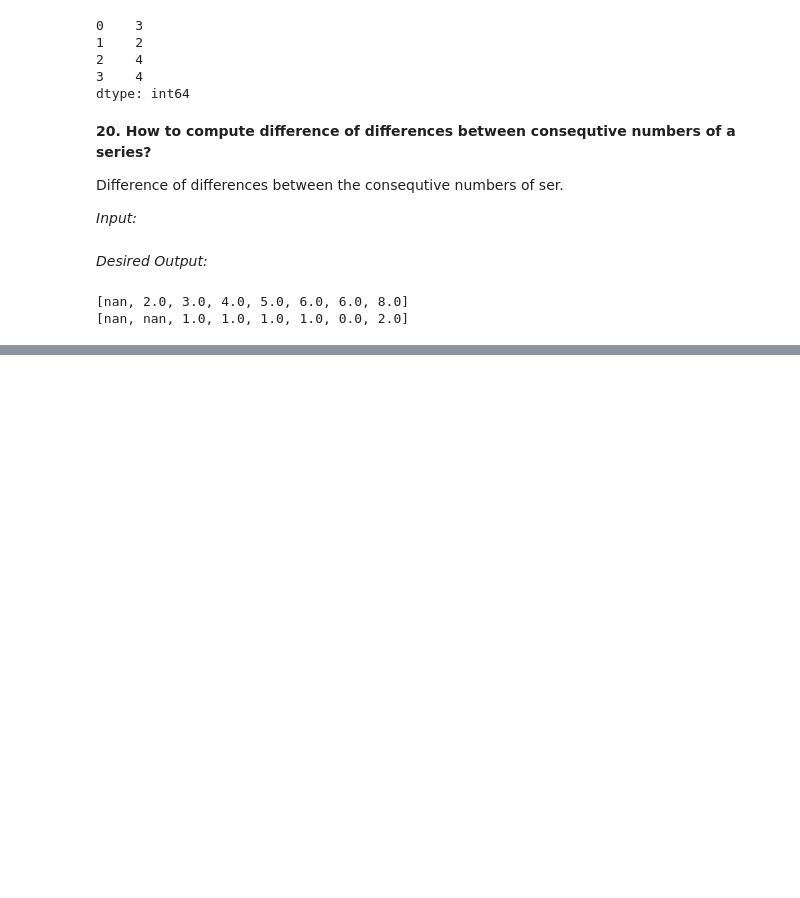
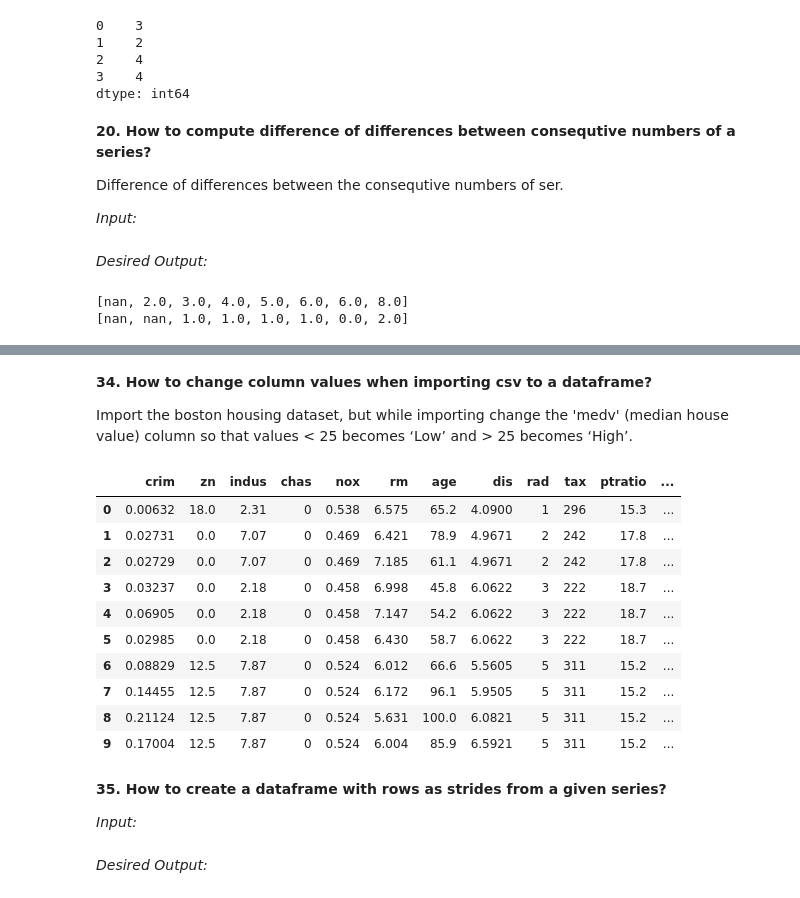
Before and after one commit to Azakkizi/machinelearningplus-exercises, a Jupyter notebook: 101 Pandas Exercises for Data Analysis.ipynb, the cells around one changed output, grey strips where cells are left out. Drawn from its saved outputs; the diff is of its cells as text; code cells hidden in the pictures; blank space fills up the shorter version.

```diff
--- a/101 Pandas Exercises for Data Analysis.ipynb
+++ b/101 Pandas Exercises for Data Analysis.ipynb
@@ -537,0 +898,23 @@ print(ser.diff().diff().tolist())
+# %% [markdown]
+**34. How to change column values when importing csv to a dataframe?**
+
+Import the boston housing dataset, but while importing change the 'medv' (median house value) column so that values < 25 becomes ‘Low’ and > 25 becomes ‘High’.
+# %%
+df = pd.read_csv("https://raw.githubusercontent.com/selva86/datasets/master/BostonHousing.csv", converters={'medv': lambda x: 'Low' if float(x) < 25 else 'High'})
+df.head(10)
+# %% [output]
+|  | crim | zn | indus | chas | nox | rm | age | dis | rad | tax | ptratio | ... |
+| 0 | 0.00632 | 18.0 | 2.31 | 0 | 0.538 | 6.575 | 65.2 | 4.0900 | 1 | 296 | 15.3 | ... |
+| 1 | 0.02731 | 0.0 | 7.07 | 0 | 0.469 | 6.421 | 78.9 | 4.9671 | 2 | 242 | 17.8 | ... |
+| 2 | 0.02729 | 0.0 | 7.07 | 0 | 0.469 | 7.185 | 61.1 | 4.9671 | 2 | 242 | 17.8 | ... |
+| 3 | 0.03237 | 0.0 | 2.18 | 0 | 0.458 | 6.998 | 45.8 | 6.0622 | 3 | 222 | 18.7 | ... |
+| 4 | 0.06905 | 0.0 | 2.18 | 0 | 0.458 | 7.147 | 54.2 | 6.0622 | 3 | 222 | 18.7 | ... |
+| 5 | 0.02985 | 0.0 | 2.18 | 0 | 0.458 | 6.430 | 58.7 | 6.0622 | 3 | 222 | 18.7 | ... |
+| 6 | 0.08829 | 12.5 | 7.87 | 0 | 0.524 | 6.012 | 66.6 | 5.5605 | 5 | 311 | 15.2 | ... |
+| 7 | 0.14455 | 12.5 | 7.87 | 0 | 0.524 | 6.172 | 96.1 | 5.9505 | 5 | 311 | 15.2 | ... |
+| 8 | 0.21124 | 12.5 | 7.87 | 0 | 0.524 | 5.631 | 100.0 | 6.0821 | 5 | 311 | 15.2 | ... |
+| 9 | 0.17004 | 12.5 | 7.87 | 0 | 0.524 | 6.004 | 85.9 | 6.5921 | 5 | 311 | 15.2 | ... |
+# %% [markdown]
+**35. How to create a dataframe with rows as strides from a given series?**
+
+*Input:*
@@ -537,0 +923,2 @@ print(ser.diff().diff().tolist())
+# %% [markdown]
+*Desired Output:*
```
Also changed, not shown: parts of 70 cells of this notebook.
